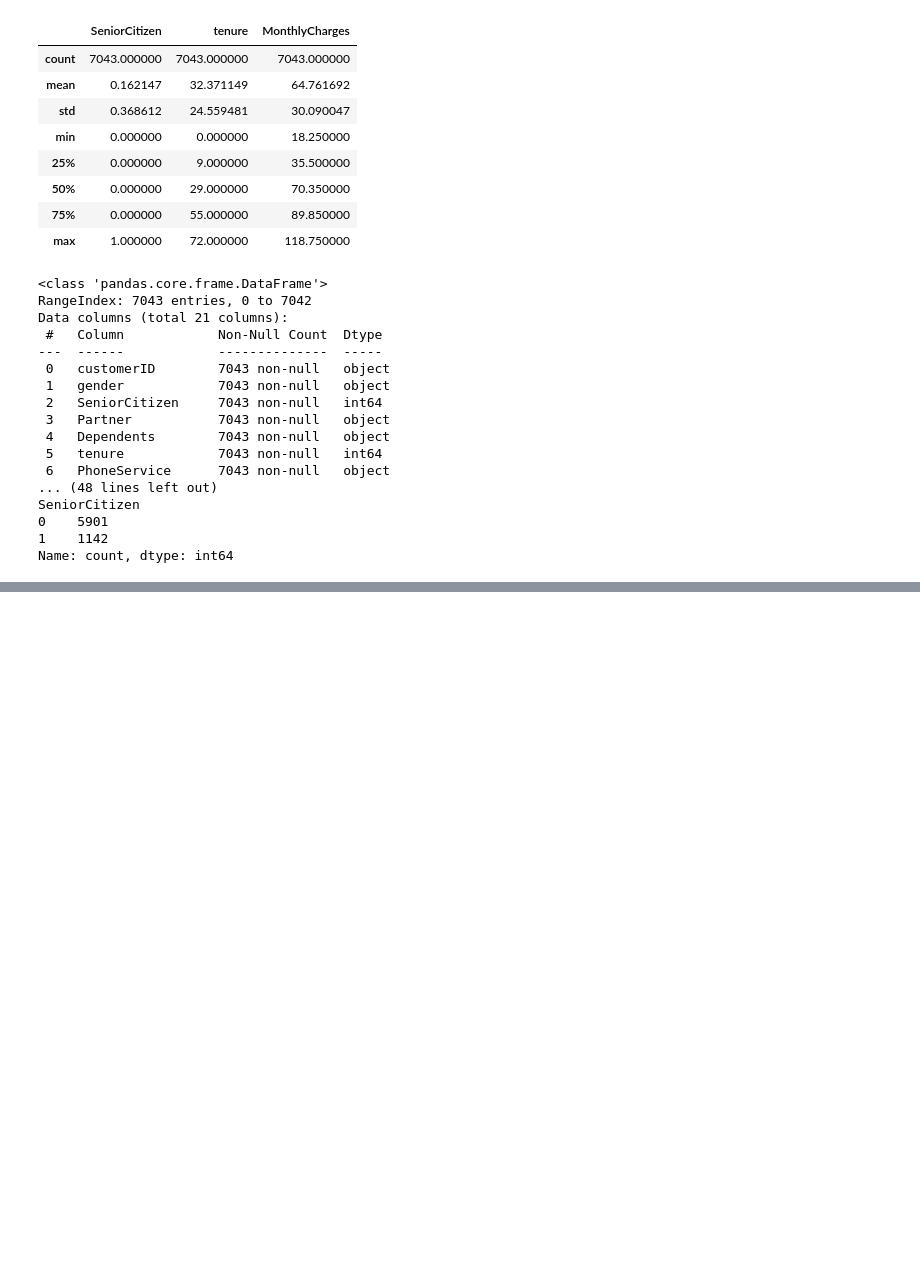
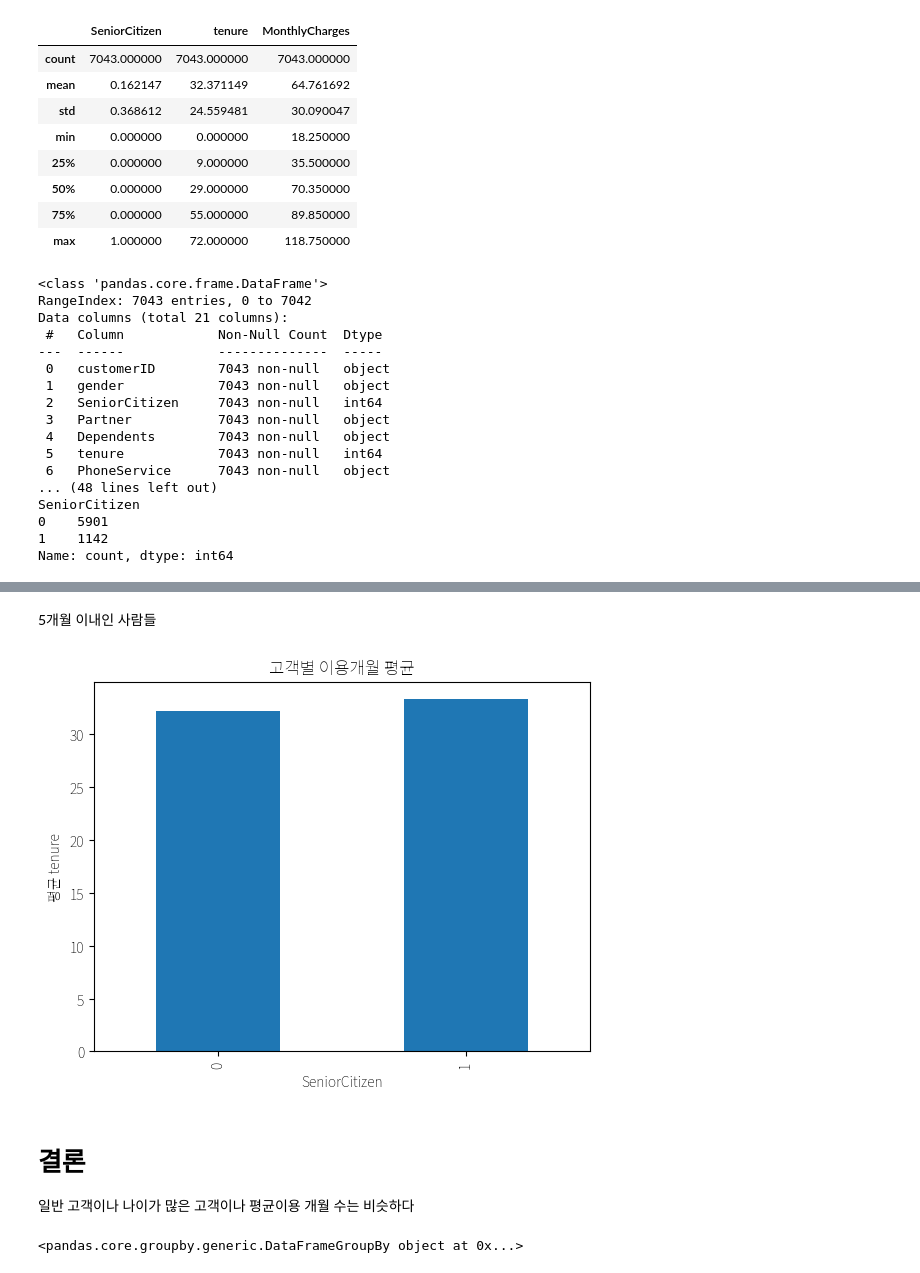
Before and after one commit to meanresult/SQL_rep, a Jupyter notebook: subway_report.ipynb, the cells around one changed output, grey strips where cells are left out. Cells and saved outputs as stored; diff of their text form; code cells hidden in the pictures; blank space fills up the shorter version.

```diff
--- a/subway_report.ipynb
+++ b/subway_report.ipynb
@@ -146,0 +246,14 @@ Name: count, dtype: int64
+# %% [markdown]
+5개월 이내인 사람들
+# %%
+group.plot(kind='bar')
+plt.xlabel('SeniorCitizen')
+plt.ylabel('평균 tenure')
+plt.title('고객별 이용개월 평균')
+plt.show()
+# %% [output]
+[figure, added]
+# %% [markdown]
+# 결론
+
+일반 고객이나 나이가 많은 고객이나 평균이용 개월 수는 비슷하다
@@ -146,0 +262,7 @@ Name: count, dtype: int64
+# %%
+import matplotlib.pyplot as plt
+
+group = df.groupby('Churn')
+group
+# %% [output]
+<pandas.core.groupby.generic.DataFrameGroupBy object at 0x...>
```
Also changed, not shown: parts of 15 cells of this notebook.
